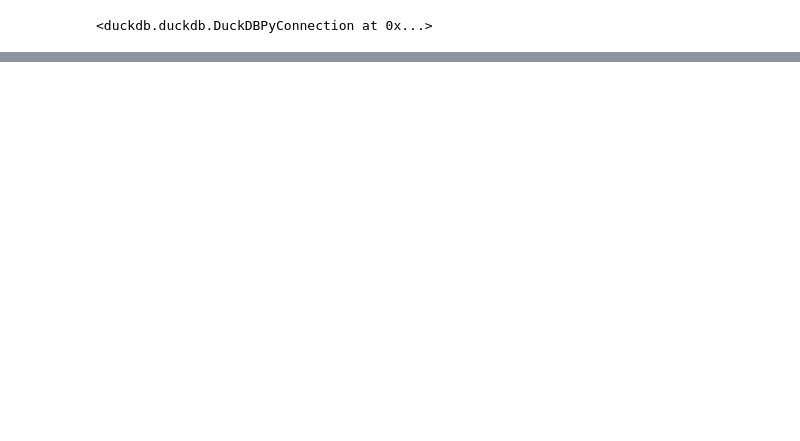
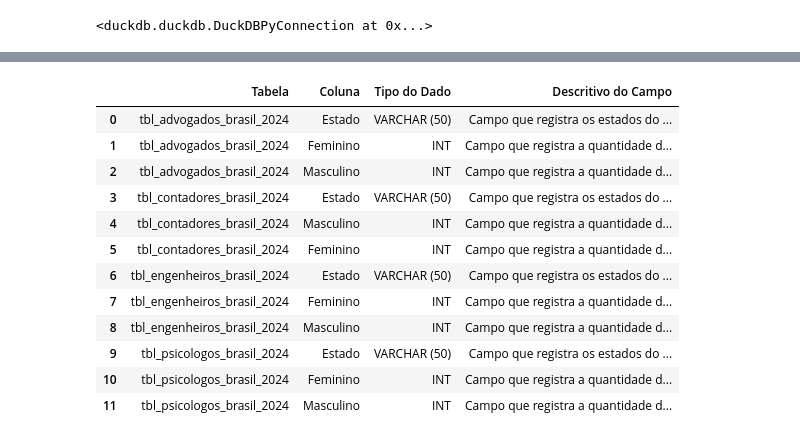
Before and after one commit to gfill99/distribuicao-de-profissoes, a Jupyter notebook: ingestao_de_dados/app/ingestao_de_dados.ipynb, the cells around one changed output, grey strips where cells are left out. Saved outputs shown, nothing was run; the diff lists cells and outputs as text; code cells hidden in the pictures; blank space fills up the shorter version.

```diff
--- a/ingestao_de_dados/app/ingestao_de_dados.ipynb
+++ b/ingestao_de_dados/app/ingestao_de_dados.ipynb
@@ -8,4 +9,26 @@ cf.mapeia_pastas()
 # %%
 # Criando a conexão com o banco de dados
 con = db.connect("../database/db_distribuicao_profissoes.db")
+# %%
+def carregar_arquivo(nome_arquivo):
+    """Lê um arquivo e retorna seu conteúdo no formato adequado."""
+    # Verifica a extensão do arquivo
+    # 1. Divide o nome do arquivo onde houver "." (ponto), criando uma lista de partes
+    # 2. Pega a última parte da lista (a extensão do arquivo)
+    # 3. Converte para letras minúsculas para evitar problemas com maiúsculas
+    extensao = nome_arquivo.split(".")[-1].lower()
+
+    if extensao == "sql":
+        with open(f"../database/{nome_arquivo}", "r", encoding="utf-8") as file:
+            return file.read()  # Retorna a query SQL como string
+
+    elif extensao == "json":
+        with open(f"../utils/{nome_arquivo}", "r", encoding="utf-8") as file:
+            return json.load(file)  # Retorna o JSON como dicionário
+
+    elif extensao in ["xls", "xlsx"]:
+        return pd.read_excel(f"../origens/{nome_arquivo}")  # Retorna um DataFrame
+
+    else:
+        raise ValueError("Tipo de arquivo não suportado!")  # Mensagem de erro para tipos não reconhecidos
 # %%
@@ -48,0 +106,34 @@ psicologos
+# %%
+arquivos = ["catalogo_de_dados.xlsx", "tbl_advogados_brasil_2024.xlsx",
+            "tbl_contadores_brasil_2024.xlsx", "tbl_engenheiros_brasil_2024.xlsx",
+            "tbl_psicologos_brasil_2024.xlsx"]
+
+# Lendo os arquivos usando a nova função
+tabela = {nome: carregar_arquivo(nome) for nome in arquivos}
+# %%
+# Função para acessar as tabelas no dicionário
+def carregar_tabela(nome_tabela):
+    # Retorna o DataFrame correspondente ao nome da tabela, se existir
+    return tabela.get(nome_tabela)
+# %%
+df_catalago = carregar_tabela("catalogo_de_dados.xlsx")
+df_advogados = carregar_tabela("tbl_advogados_brasil_2024.xlsx")
+df_contadores = carregar_tabela("tbl_contadores_brasil_2024.xlsx")
+df_engenheiros = carregar_tabela("tbl_engenheiros_brasil_2024.xlsx")
+df_psicologos = carregar_tabela("tbl_psicologos_brasil_2024.xlsx")
+# %%
+df_catalago
+# %% [output]
+|  | Tabela | Coluna | Tipo do Dado | Descritivo do Campo |
+| 0 | tbl_advogados_brasil_2024 | Estado | VARCHAR (50) | Campo que registra os estados do ... |
+| 1 | tbl_advogados_brasil_2024 | Feminino | INT | Campo que registra a quantidade d... |
+| 2 | tbl_advogados_brasil_2024 | Masculino | INT | Campo que registra a quantidade d... |
+| 3 | tbl_contadores_brasil_2024 | Estado | VARCHAR (50) | Campo que registra os estados do ... |
+| 4 | tbl_contadores_brasil_2024 | Masculino | INT | Campo que registra a quantidade d... |
+| 5 | tbl_contadores_brasil_2024 | Feminino | INT | Campo que registra a quantidade d... |
+| 6 | tbl_engenheiros_brasil_2024 | Estado | VARCHAR (50) | Campo que registra os estados do ... |
+| 7 | tbl_engenheiros_brasil_2024 | Feminino | INT | Campo que registra a quantidade d... |
+| 8 | tbl_engenheiros_brasil_2024 | Masculino | INT | Campo que registra a quantidade d... |
+| 9 | tbl_psicologos_brasil_2024 | Estado | VARCHAR (50) | Campo que registra os estados do ... |
+| 10 | tbl_psicologos_brasil_2024 | Feminino | INT | Campo que registra a quantidade d... |
+| 11 | tbl_psicologos_brasil_2024 | Masculino | INT | Campo que registra a quantidade d... |
```
Also changed, not shown: parts of 32 cells of this notebook, 3 other files.
